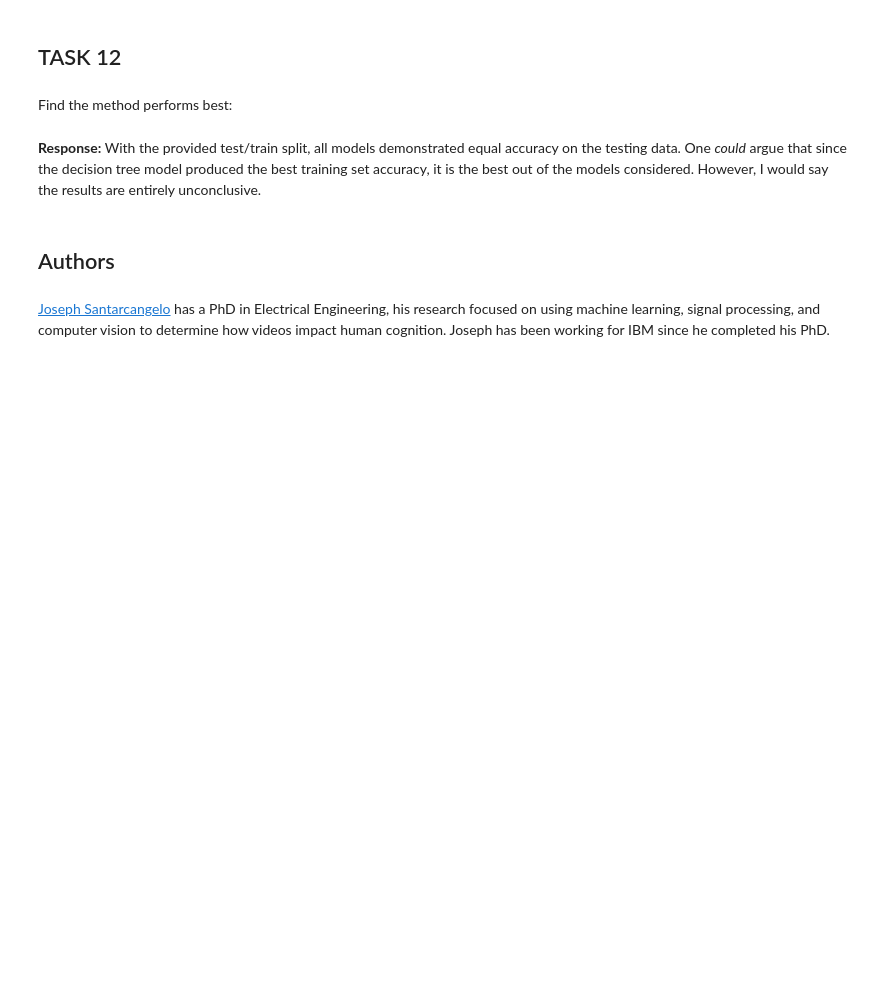
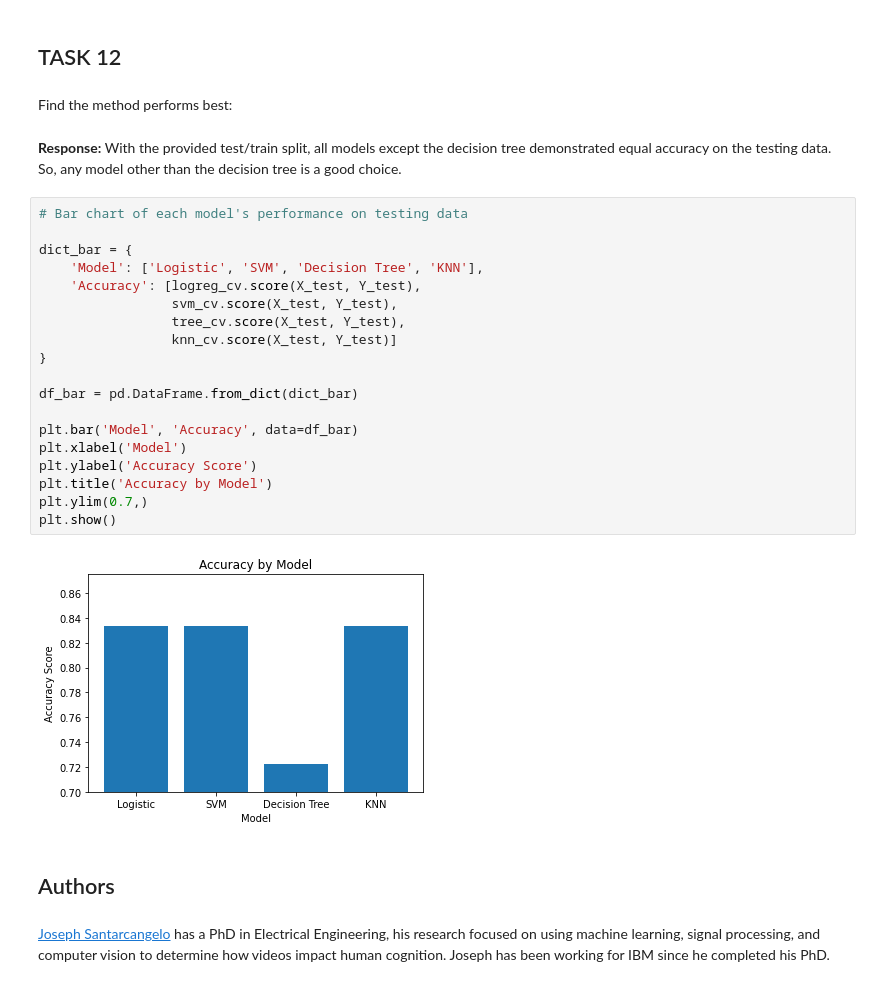
Before and after one commit to ianmcmeek/IBM-Applied-Data-Science-Capstone, a Jupyter notebook: 8. Machine Learning Predictions.ipynb, the cells around one changed output. Cells and saved outputs as stored; diff of their text form; blank space fills up the shorter version.

```diff
--- a/8. Machine Learning Predictions.ipynb
+++ b/8. Machine Learning Predictions.ipynb
@@ -317,9 +317,29 @@ plot_confusion_matrix(Y_test,yhat)
 # %% [markdown]
 Find the method performs best:
 # %% [markdown]
-**Response:** With the provided test/train split, all models demonstrated equal accuracy on the testing data.
-One *could* argue that since the decision tree model produced the best training set accuracy,
-it is the best out of the models considered. However, I would say the results are entirely unconclusive.
+**Response:** With the provided test/train split, all models except the decision tree demonstrated equal accuracy on the testing data.
+So, any model other than the decision tree is a good choice.
+# %%
+# Bar chart of each model's performance on testing data
+
+dict_bar = {
+    'Model': ['Logistic', 'SVM', 'Decision Tree', 'KNN'],
+    'Accuracy': [logreg_cv.score(X_test, Y_test),
+                 svm_cv.score(X_test, Y_test),
+                 tree_cv.score(X_test, Y_test),
+                 knn_cv.score(X_test, Y_test)]
+}
+
+df_bar = pd.DataFrame.from_dict(dict_bar)
+
+plt.bar('Model', 'Accuracy', data=df_bar)
+plt.xlabel('Model')
+plt.ylabel('Accuracy Score')
+plt.title('Accuracy by Model')
+plt.ylim(0.7,)
+plt.show()
+# %% [output]
+[figure, added]
 # %% [markdown]
 ## Authors
 # %% [markdown]
```
Also changed, not shown: parts of 3 cells of this notebook, 2 other files.
